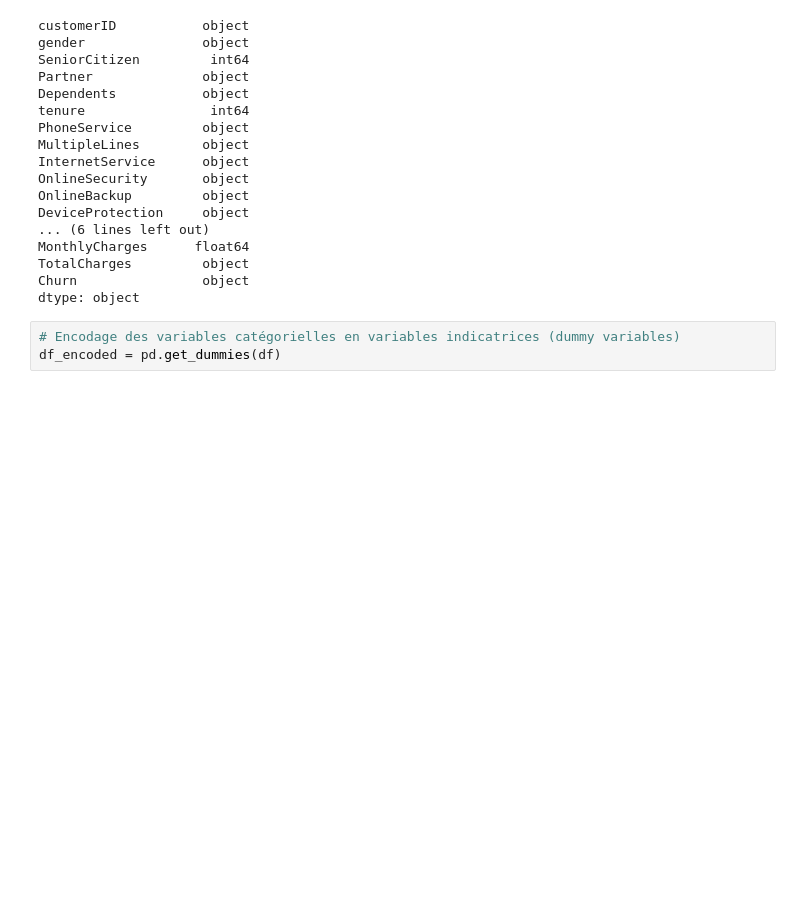
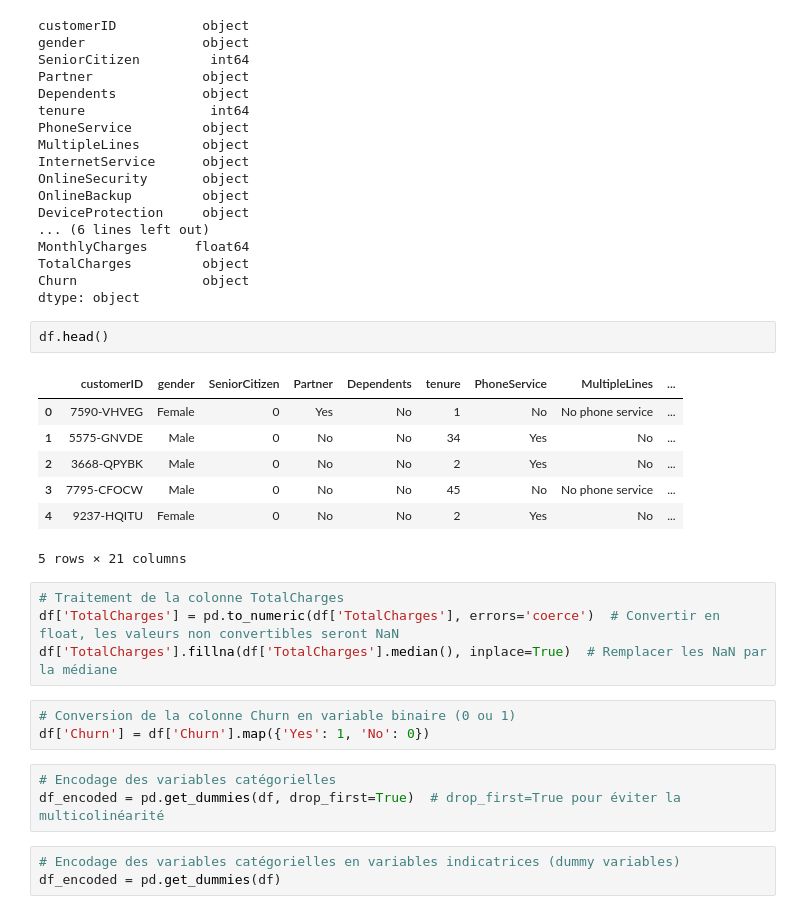
Before and after one commit to LaurianeMD/MLOps, a Jupyter notebook: week1/3-project/Carapuce0.ipynb, the cells around one changed output. Drawn from its saved outputs; the diff is of its cells as text; blank space fills up the shorter version.

```diff
--- a/week1/3-project/Carapuce0.ipynb
+++ b/week1/3-project/Carapuce0.ipynb
@@ -95,6 +95,26 @@ MonthlyCharges      float64
 TotalCharges         object
 Churn                object
 dtype: object
+# %%
+df.head()
+# %% [output]
+|  | customerID | gender | SeniorCitizen | Partner | Dependents | tenure | PhoneService | MultipleLines | ... |
+| 0 | 7590-VHVEG | Female | 0 | Yes | No | 1 | No | No phone service | ... |
+| 1 | 5575-GNVDE | Male | 0 | No | No | 34 | Yes | No | ... |
+| 2 | 3668-QPYBK | Male | 0 | No | No | 2 | Yes | No | ... |
+| 3 | 7795-CFOCW | Male | 0 | No | No | 45 | No | No phone service | ... |
+| 4 | 9237-HQITU | Female | 0 | No | No | 2 | Yes | No | ... |
+5 rows × 21 columns
+# %%
+# Traitement de la colonne TotalCharges
+df['TotalCharges'] = pd.to_numeric(df['TotalCharges'], errors='coerce')  # Convertir en float, les valeurs non convertibles seront NaN
+df['TotalCharges'].fillna(df['TotalCharges'].median(), inplace=True)  # Remplacer les NaN par la médiane
+# %%
+# Conversion de la colonne Churn en variable binaire (0 ou 1)
+df['Churn'] = df['Churn'].map({'Yes': 1, 'No': 0})
+# %%
+# Encodage des variables catégorielles
+df_encoded = pd.get_dummies(df, drop_first=True)  # drop_first=True pour éviter la multicolinéarité
 # %%
 # Encodage des variables catégorielles en variables indicatrices (dummy variables)
 df_encoded = pd.get_dummies(df)
```
Also changed, not shown: parts of 11 cells of this notebook, 2 other files.
